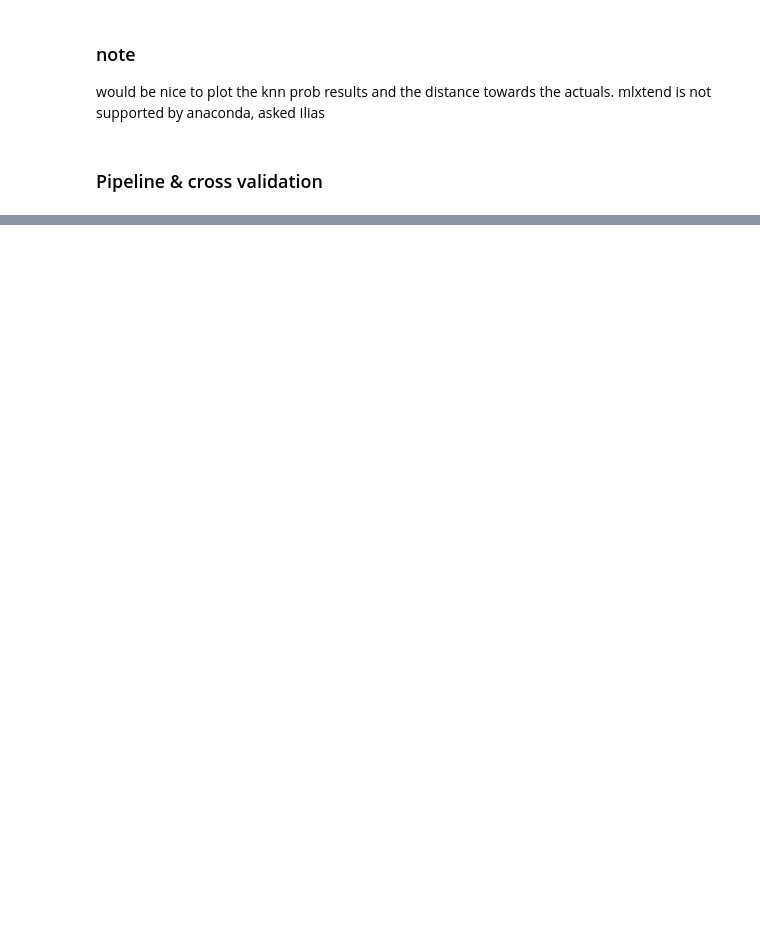
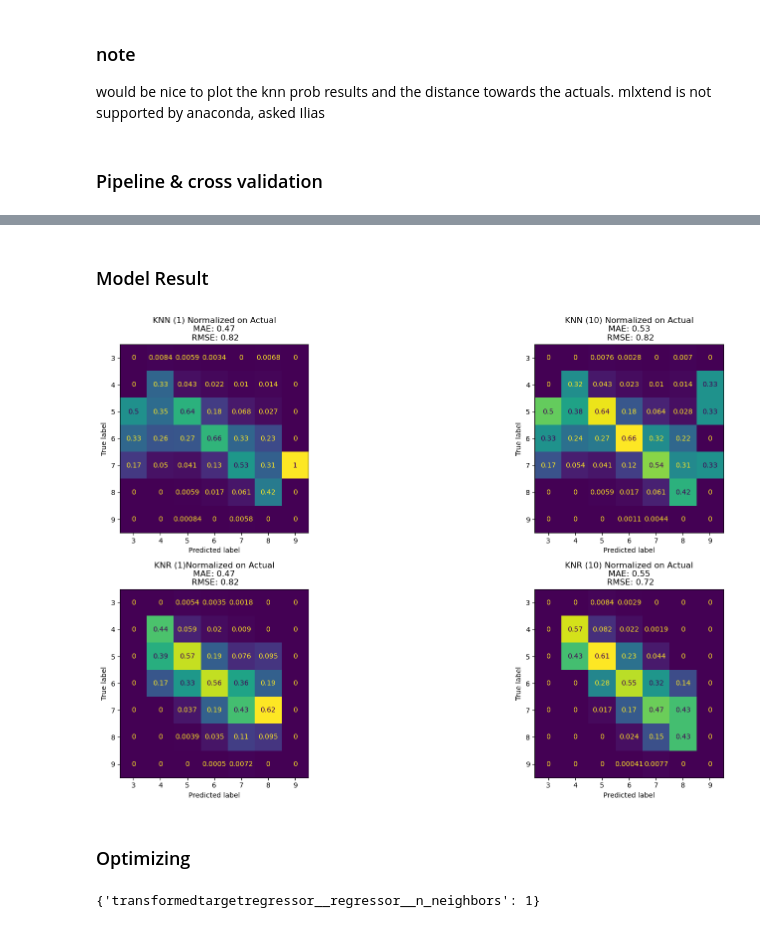
Before and after one commit to Chiel-HAN/MADS-HAN, a Jupyter notebook: Bart/Wine dataset/wine_data.ipynb, the cells around one changed output, grey strips where cells are left out. Saved outputs shown, nothing was run; the diff lists cells and outputs as text; code cells hidden in the pictures; blank space fills up the shorter version.

```diff
--- a/Bart/Wine dataset/wine_data.ipynb
+++ b/Bart/Wine dataset/wine_data.ipynb
@@ -122,0 +229,59 @@ print(cm)
+# %% [markdown]
+### Model Result
+# %%
+normalize_param = 'pred'
+
+models = [
+'KNN Classifier(1)',
+'KNN Regressor(1)',
+'KNN Classifier(10)',
+'KNN Regressor(10)',
+'Random Forrest Regressor',
+'Linear Regression',
+'SVM Regressor']
+results = []
+
+tst_predict, cross_val_scores, cv_predict = run_models(xtrn, ytrn, xtst, xdata_transform)
+fig, axes = plt.subplots(2, 2, figsize=(20, 10))
+labels = np.unique(ytrn)
+
+for i in range(len(models)):
+    results.append(confusion_matrix(ytrn, np.round(cv_predict[models[i]]), labels=labels, normalize=normalize_param))
+
+ConfusionMatrixDisplay(results[0], display_labels = labels).plot(ax=axes[0,0], cmap='viridis', colorbar=False)
+axes[0,0].set_title(f"KNN (1) Normalized on Actual\n MAE: {cross_val_scores['KNN Classifier(1)']['MAE']:.2f} \n RMSE: {cross_val_scores['KNN Classifier(1)']['RMSE']:.2f}")
+
+ConfusionMatrixDisplay(results[1], display_labels = labels).plot(ax=axes[0,1], cmap='viridis', colorbar=False)
+axes[0,1].set_title(f"KNN (10) Normalized on Actual\n MAE: {cross_val_scores['KNN Classifier(10)']['MAE']:.2f} \n RMSE: {cross_val_scores['KNN Classifier(10)']['RMSE']:.2f}")
+
+ConfusionMatrixDisplay(results[2], display_labels = labels).plot(ax=axes[1,0], cmap='viridis', colorbar=False)
+axes[1,0].set_title(f"KNR (1)Normalized on Actual\n MAE: {cross_val_scores['KNN Regressor(1)']['MAE']:.2f} \n RMSE: {cross_val_scores['KNN Regressor(1)']['RMSE']:.2f}")
+
+ConfusionMatrixDisplay(results[3], display_labels = labels).plot(ax=axes[1,1], cmap='viridis', colorbar=False)
+axes[1,1].set_title(f"KNR (10) Normalized on Actual\n MAE: {cross_val_scores['KNN Regressor(10)']['MAE']:.2f} \n RMSE: {cross_val_scores['KNN Regressor(10)']['RMSE']:.2f}")
+
+plt.tight_layout()
+# %% [output]
+[figure, added]
+# %% [markdown]
+### Optimizing
+# %%
+from sklearn.model_selection import GridSearchCV
+
+k = [1,2,3,4,5,6,7,8,9,10,15,20]
+
+KNR_GridCV = TransformedTargetRegressor(
+       regressor = KNeighborsRegressor(),
+       transformer = y_transformer)
+
+full_pipeline = make_pipeline(
+    xdata_transform,KNR_GridCV)
+
+parameters = {'transformedtargetregressor__regressor__n_neighbors': k}
+
+grid_search = GridSearchCV(full_pipeline, parameters, cv=3,
+                           scoring='neg_mean_absolute_error')
+grid_search.fit(xtrn, ytrn)
+grid_search.best_params_
+# %% [output]
+{'transformedtargetregressor__regressor__n_neighbors': 1}
```
Also changed, not shown: parts of 23 cells of this notebook.
